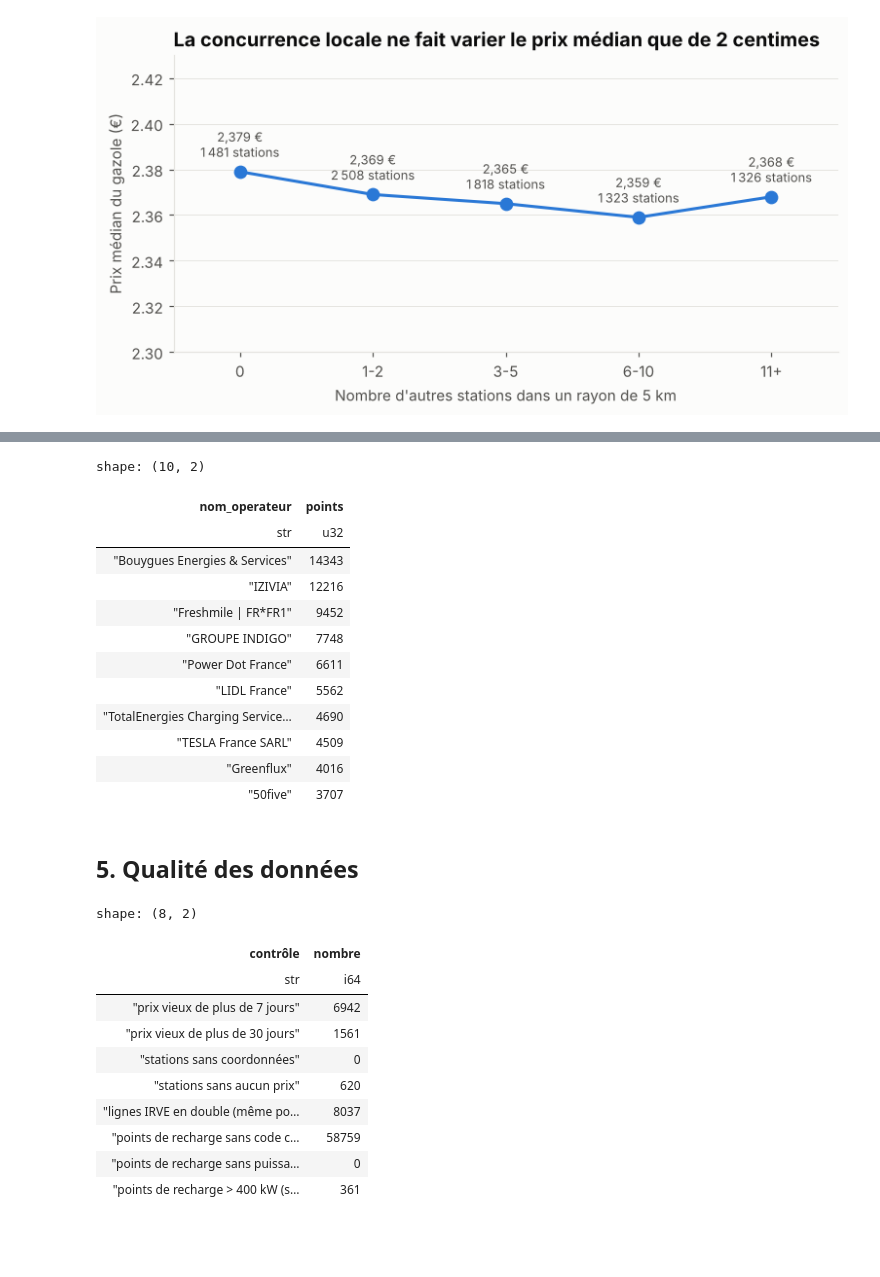
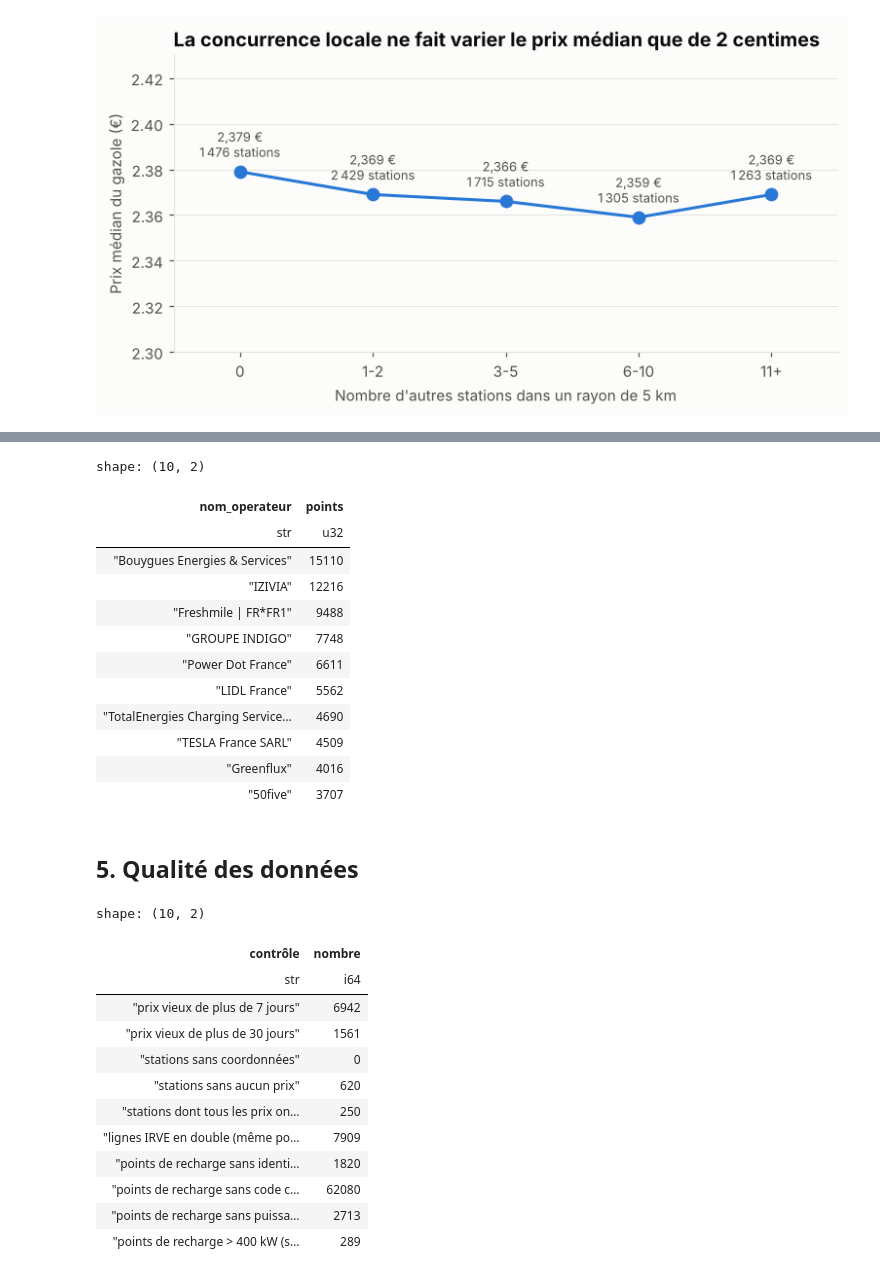
Before and after one commit to nitescuale/prix-carburants-bornes, a Jupyter notebook: notebooks/01_exploration.ipynb, the cells around one changed output, grey strips where cells are left out. Cells and saved outputs as stored; diff of their text form; code cells hidden in the pictures; blank space fills up the shorter version.

```diff
--- a/notebooks/01_exploration.ipynb
+++ b/notebooks/01_exploration.ipynb
@@ -47,7 +47,11 @@ def sauver(fig, nom):
 # %%
 dossier = DATA / "prix" / "instantane" / f"date={JOUR}"
 stations = pl.read_parquet(dossier / "stations.parquet")
-prix = pl.read_parquet(dossier / "prix.parquet")
+prix_brut = pl.read_parquet(dossier / "prix.parquet")
 bornes = pl.read_parquet(DATA / "irve" / f"bornes_{JOUR}.parquet")
-print(f"{stations.height:,} stations · {prix.height:,} prix · {bornes.height:,} lignes de bornes")
+# Un prix qui n'a pas bougé depuis plus de 30 jours ne décrit plus la station (fermée, ou qui ne déclare plus) :
+# on ne garde que les prix récents
+maintenant = prix_brut["maj"].max()
+prix = prix_brut.filter(pl.col("maj") >= maintenant - pl.duration(days=30))
+print(f"{stations.height:,} stations · {prix_brut.height:,} prix, dont {prix.height:,} de moins de 30 jours · {bornes.height:,} lignes de bornes")
 # %% [output]
@@ -277,7 +282,12 @@ bornes = bornes.with_columns(
     latitude=xy.list.get(1, null_on_oob=True).str.strip_chars().cast(pl.Float64, strict=False),
     puissance=pl.col("puissance_nominale").cast(pl.Float64, strict=False),
 )
-# Un point de recharge peut apparaître plusieurs fois (déclaré par plusieurs sources) : on dédoublonne
-pdc = bornes.unique("id_pdc_itinerance", keep="last")
-print(f"{bornes.height:,} lignes, {pdc.height:,} points de recharge uniques, {pdc['id_station_itinerance'].n_unique():,} stations")
+# Un point de recharge peut apparaître plusieurs fois (déclaré par plusieurs sources) : on garde sa déclaration
+# la plus récente. Les identifiants hors norme (« Non concerné »...) ne permettent pas de dédoublonner : on garde ces lignes.
+id_valide = pl.col("id_pdc_itinerance").str.contains(r"^FR[A-Z0-9]{3}E")
+pdc = pl.concat([
+    bornes.filter(id_valide).sort("date_maj").unique("id_pdc_itinerance", keep="last"),
+    bornes.filter(~id_valide | pl.col("id_pdc_itinerance").is_null()),
+])
+print(f"{bornes.height:,} lignes, {pdc.height:,} points de recharge, dont {bornes.filter(~id_valide).height:,} sans identifiant valide")
 # %% [output]
@@ -285,7 +295,11 @@ print(f"{bornes.height:,} lignes, {pdc.height:,} points de recharge uniques, {pd
 # %%
-# Certaines puissances sont déclarées en watts au lieu de kilowatts : on les ramène en kW
+# Puissances : 0 veut dire « non renseignée ». Au-delà de 3 000, la puissance est déclarée en watts (3 700, 7 400,
+# 22 000) ; entre 1 000 et 3 000, impossible de trancher entre watts et kilowatts : on la laisse non renseignée.
+p = pl.col("puissance")
 pdc = pdc.with_columns(
-    puissance=pl.when(pl.col("puissance") > 1000).then(pl.col("puissance") / 1000).otherwise(pl.col("puissance"))
+    puissance=pl.when((p <= 0) | p.is_between(1000, 3000, closed="left")).then(None)
+    .when(p >= 3000).then(p / 1000)
+    .otherwise(p)
 )
 paliers = (
     pdc.with_columns(
@@ -331,9 +350,9 @@ pdc.group_by("nom_operateur").agg(points=pl.len()).sort("points", descending=Tru
 shape: (10, 2)
 | nom_operateur | points |
 | str | u32 |
-| "Bouygues Energies & Services" | 14343 |
+| "Bouygues Energies & Services" | 15110 |
 | "IZIVIA" | 12216 |
-| "Freshmile | FR*FR1" | 9452 |
+| "Freshmile | FR*FR1" | 9488 |
 | "GROUPE INDIGO" | 7748 |
 | "Power Dot France" | 6611 |
 | "LIDL France" | 5562 |
@@ -344,31 +363,35 @@ shape: (10, 2)
 # %% [markdown]
 ## 5. Qualité des données
 # %%
-maintenant = prix["maj"].max()
-age = prix.with_columns(age_jours=(maintenant - pl.col("maj")).dt.total_days())
+age = prix_brut.with_columns(age_jours=(maintenant - pl.col("maj")).dt.total_days())
 qualite = {
     "prix vieux de plus de 7 jours": age.filter(pl.col("age_jours") > 7).height,
     "prix vieux de plus de 30 jours": age.filter(pl.col("age_jours") > 30).height,
     "stations sans coordonnées": stations.filter(pl.col("latitude").is_null()).height,
-    "stations sans aucun prix": stations.join(prix, left_on="id", right_on="station_id", how="anti").height,
+    "stations sans aucun prix": stations.join(prix_brut, left_on="id", right_on="station_id", how="anti").height,
+    "stations dont tous les prix ont plus de 30 jours": stations.join(prix_brut, left_on="id", right_on="station_id", how="semi")
+    .join(prix, left_on="id", right_on="station_id", how="anti").height,
     "lignes IRVE en double (même point de recharge)": bornes.height - pdc.height,
+    "points de recharge sans identifiant valide": bornes.filter(~id_valide).height,
     "points de recharge sans code commune": pdc.filter(pl.col("code_insee_commune").is_null()).height,
-    "points de recharge sans puissance": pdc.filter(pl.col("puissance").is_null()).height,
+    "points de recharge sans puissance exploitable": pdc.filter(pl.col("puissance").is_null()).height,
     "points de recharge > 400 kW (suspects)": pdc.filter(pl.col("puissance") > 400).height,
 }
 pl.DataFrame({"contrôle": list(qualite), "nombre": list(qualite.values())})
 # %% [output]
-shape: (8, 2)
+shape: (10, 2)
 | contrôle | nombre |
 | str | i64 |
 | "prix vieux de plus de 7 jours" | 6942 |
 | "prix vieux de plus de 30 jours" | 1561 |
 | "stations sans coordonnées" | 0 |
 | "stations sans aucun prix" | 620 |
-| "lignes IRVE en double (même po… | 8037 |
-| "points de recharge sans code c… | 58759 |
-| "points de recharge sans puissa… | 0 |
-| "points de recharge > 400 kW (s… | 361 |
+| "stations dont tous les prix on… | 250 |
+| "lignes IRVE en double (même po… | 7909 |
+| "points de recharge sans identi… | 1820 |
+| "points de recharge sans code c… | 62080 |
+| "points de recharge sans puissa… | 2713 |
+| "points de recharge > 400 kW (s… | 289 |
 # %% [markdown]
 ## À retenir
 
```
Also changed, not shown: parts of 21 cells of this notebook, 23 other files.
